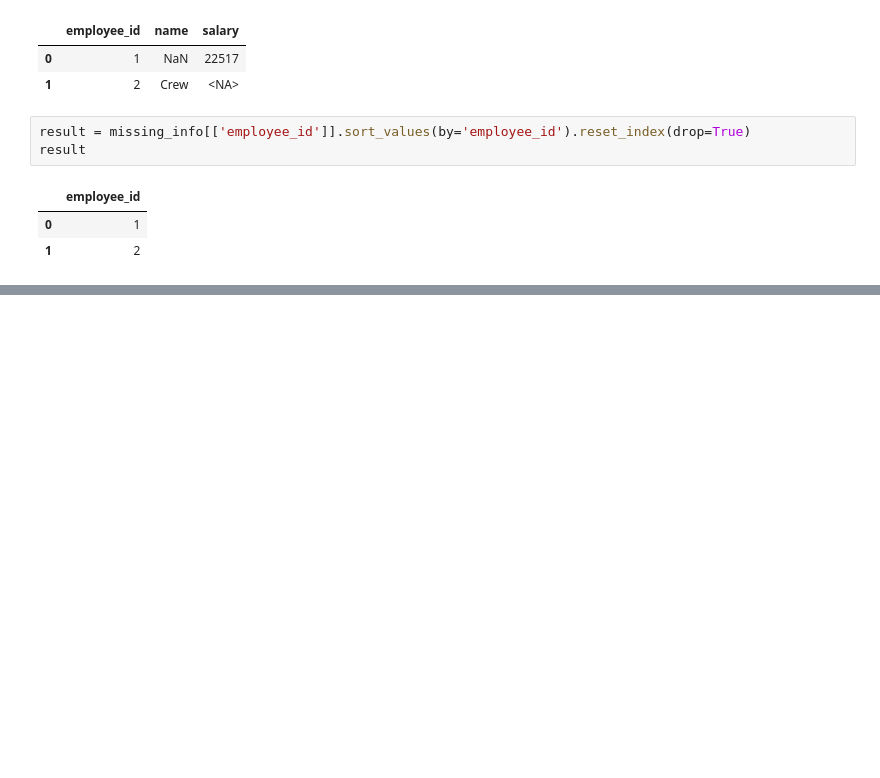
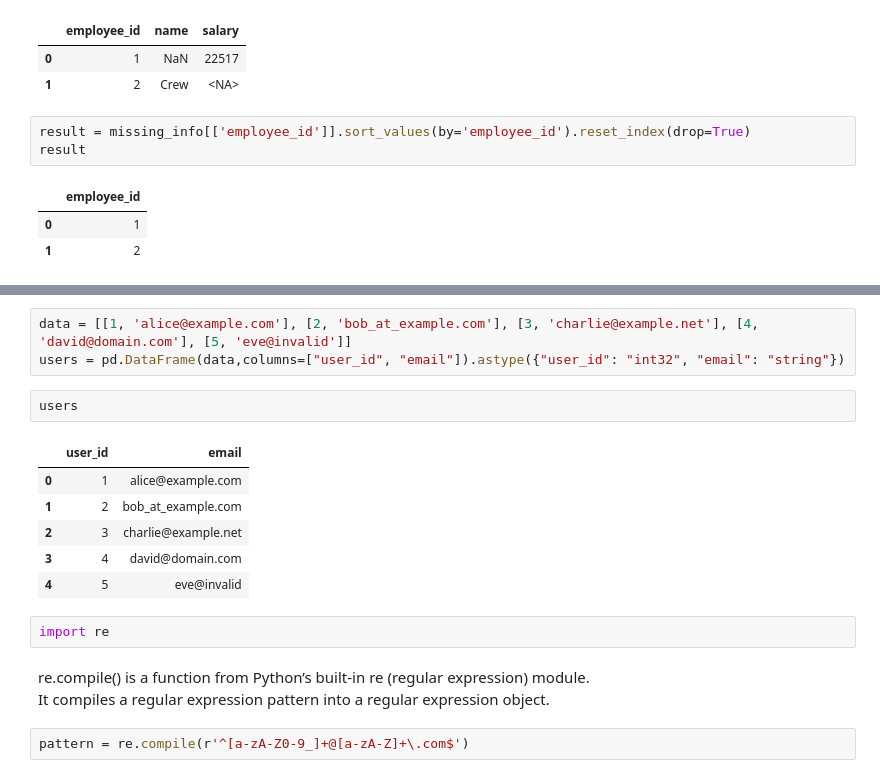
Before and after one commit to Swap-20/Leetcode-Pandas, a Jupyter notebook: Leetcode_Panda.ipynb, the cells around one changed output, grey strips where cells are left out. Cells and saved outputs as stored; diff of their text form; blank space fills up the shorter version.

```diff
--- a/Leetcode_Panda.ipynb
+++ b/Leetcode_Panda.ipynb
@@ -1131,0 +1142,19 @@ result
+# %%
+data = [[1, 'alice@example.com'], [2, 'bob_at_example.com'], [3, 'charlie@example.net'], [4, 'david@domain.com'], [5, 'eve@invalid']]
+users = pd.DataFrame(data,columns=["user_id", "email"]).astype({"user_id": "int32", "email": "string"})
+# %%
+users
+# %% [output]
+|  | user_id | email |
+| 0 | 1 | alice@example.com |
+| 1 | 2 | bob_at_example.com |
+| 2 | 3 | charlie@example.net |
+| 3 | 4 | david@domain.com |
+| 4 | 5 | eve@invalid |
+# %%
+import re
+# %% [markdown]
+re.compile() is a function from Python’s built-in re (regular expression) module.
+It compiles a regular expression pattern into a regular expression object.
+# %%
+pattern = re.compile(r'^[a-zA-Z0-9_]+@[a-zA-Z]+\.com$')
```
Also changed, not shown: parts of 3 cells of this notebook.
